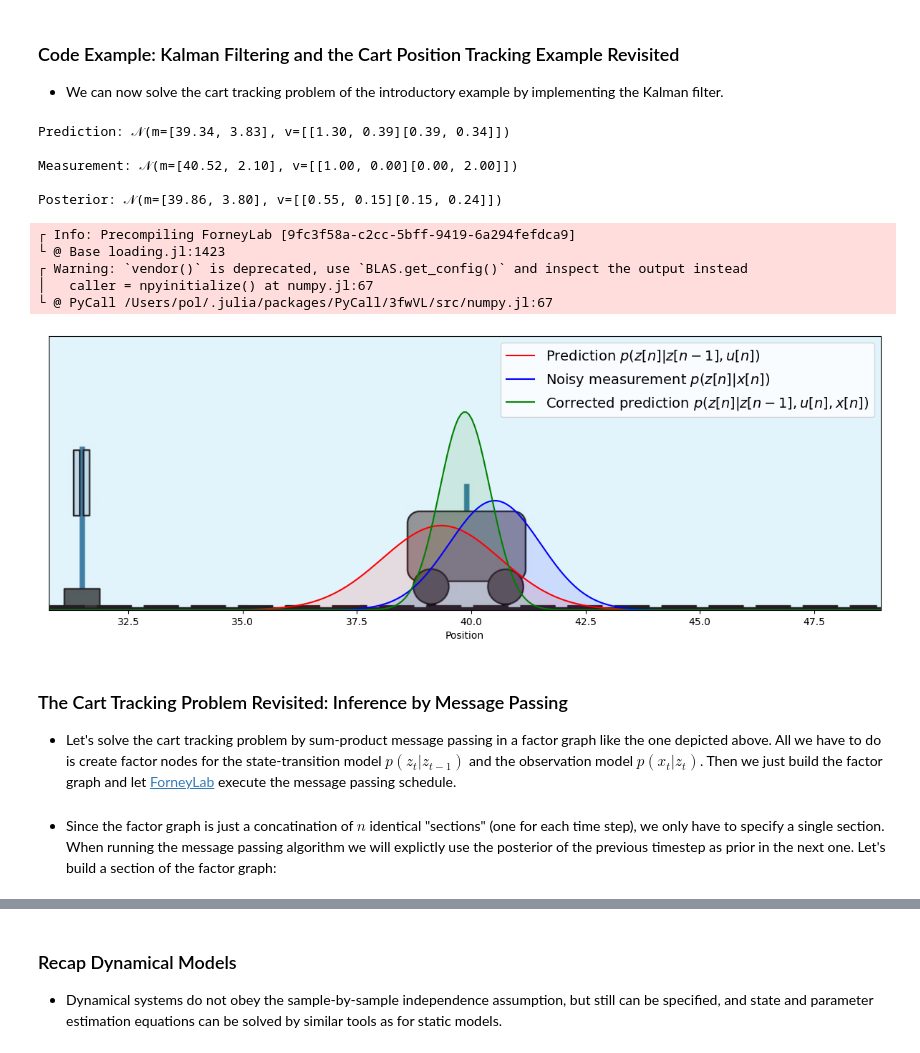
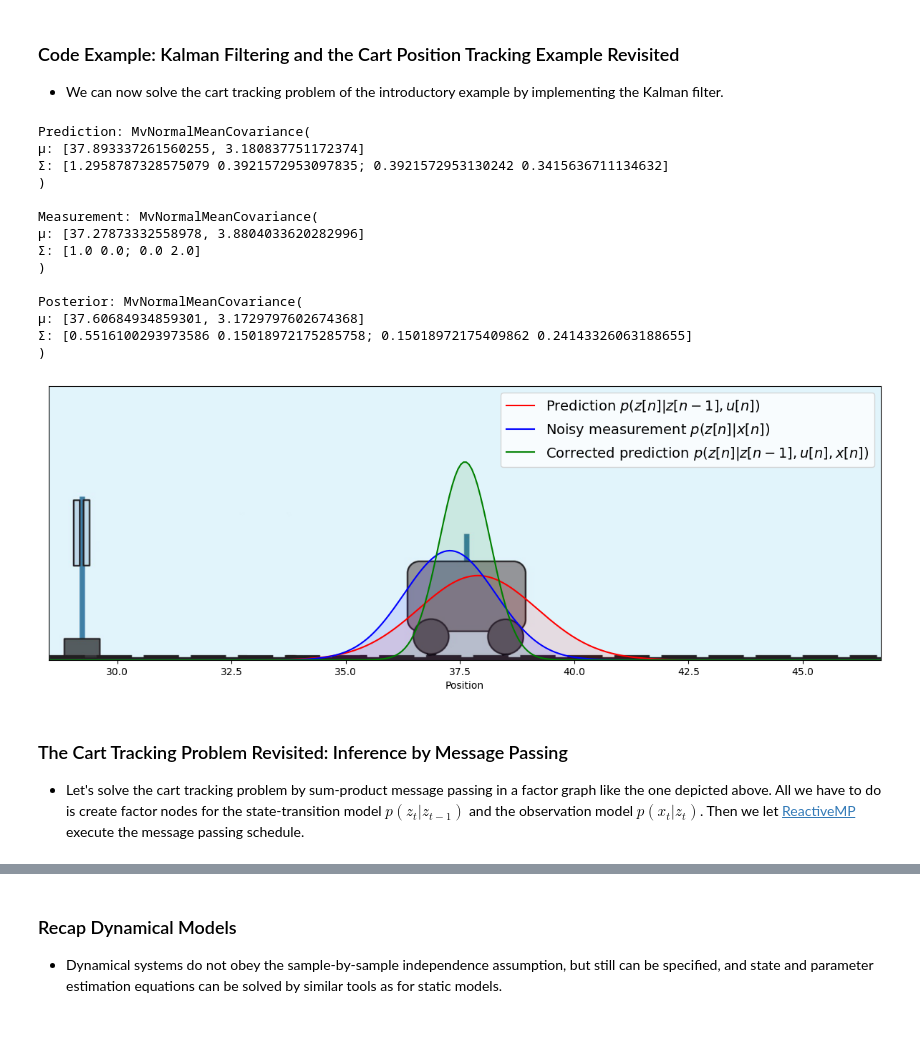
Before and after one commit to bertdv/BMLIP, a Jupyter notebook: lessons/notebooks/Dynamic-Models.ipynb, the cells around one changed output, grey strips where cells are left out. Cells and saved outputs as stored; diff of their text form; code cells hidden in the pictures.

```diff
--- a/lessons/notebooks/Dynamic-Models.ipynb
+++ b/lessons/notebooks/Dynamic-Models.ipynb
@@ -207,49 +206,51 @@ include("scripts/cart_tracking_helpers.jl")
 # Specify the model parameters
 Δt = 1.0                     # assume the time steps to be equal in size
 A = [1.0 Δt;
      0.0 1.0]
 b = [0.5*Δt^2; Δt]
 Σz = convert(Matrix,Diagonal([0.2*Δt; 0.1*Δt])) # process noise covariance
 Σx = convert(Matrix,Diagonal([1.0; 2.0]))     # observation noise covariance;
 
 # Generate noisy observations
 n = 10                # perform 10 timesteps
 z_start = [10.0; 2.0] # initial state
 u = 0.2 * ones(n)     # constant input u
 noisy_x = generateNoisyMeasurements(z_start, u, A, b, Σz, Σx);
 
 m_z = noisy_x[1]                                    # initial predictive mean
 V_z = A * (1e8*Diagonal(I,2) * A') + Σz             # initial predictive covariance
 
 for t = 2:n
     global m_z, V_z, m_pred_z, V_pred_z
     #predict
     m_pred_z = A * m_z + b * u[t]                   # predictive mean
     V_pred_z = A * V_z * A' + Σz                    # predictive covariance
     #update
     gain = V_pred_z * inv(V_pred_z + Σx)            # Kalman gain
     m_z = m_pred_z + gain * (noisy_x[t] - m_pred_z) # posterior mean update
     V_z = (Diagonal(I,2)-gain)*V_pred_z             # posterior covariance update
 end
-println("Prediction: ",ProbabilityDistribution(Multivariate,GaussianMeanVariance,m=m_pred_z,v=V_pred_z))
-println("Measurement: ", ProbabilityDistribution(Multivariate,GaussianMeanVariance,m=noisy_x[n],v=Σx))
-println("Posterior: ", ProbabilityDistribution(Multivariate,GaussianMeanVariance,m=m_z,v=V_z))
-plotCartPrediction2(m_pred_z[1], V_pred_z[1], m_z[1], V_z[1], noisy_x[n][1], Σx[1][1]);
+println("Prediction: ",MvNormalMeanCovariance(m_pred_z,V_pred_z))
+println("Measurement: ", MvNormalMeanCovariance(noisy_x[n],Σx))
+println("Posterior: ", MvNormalMeanCovariance(m_z,V_z))
+plotCartPrediction(m_pred_z[1], V_pred_z[1], m_z[1], V_z[1], noisy_x[n][1], Σx[1][1]);
 # %% [output]
-Prediction: 𝒩(m=[39.34, 3.83], v=[[1.30, 0.39][0.39, 0.34]])
+Prediction: MvNormalMeanCovariance(
+μ: [37.893337261560255, 3.180837751172374]
+Σ: [1.2958787328575079 0.3921572953097835; 0.3921572953130242 0.3415636711134632]
+)
 
-Measurement: 𝒩(m=[40.52, 2.10], v=[[1.00, 0.00][0.00, 2.00]])
+Measurement: MvNormalMeanCovariance(
+μ: [37.27873332558978, 3.8804033620282996]
+Σ: [1.0 0.0; 0.0 2.0]
+)
 
-Posterior: 𝒩(m=[39.86, 3.80], v=[[0.55, 0.15][0.15, 0.24]])
+Posterior: MvNormalMeanCovariance(
+μ: [37.60684934859301, 3.1729797602674368]
+Σ: [0.5516100293973586 0.15018972175285758; 0.15018972175409862 0.24143326063188655]
+)
-┌ Info: Precompiling ForneyLab [9fc3f58a-c2cc-5bff-9419-6a294fefdca9]
-└ @ Base loading.jl:1423
-┌ Warning: `vendor()` is deprecated, use `BLAS.get_config()` and inspect the output instead
-│   caller = npyinitialize() at numpy.jl:67
-└ @ PyCall /Users/pol/.julia/packages/PyCall/3fwVL/src/numpy.jl:67
-[figure, old version]
+[figure, new version]
 # %% [markdown]
 ### The Cart Tracking Problem Revisited: Inference by Message Passing
 
-- Let's solve the cart tracking problem by sum-product message passing in a factor graph like the one depicted above. All we have to do is create factor nodes for the state-transition model $p(z_t|z_{t-1})$ and the observation model $p(x_t|z_t)$. Then we just build the factor graph and let [ForneyLab](http://forneylab.org) execute the message passing schedule.
+- Let's solve the cart tracking problem by sum-product message passing in a factor graph like the one depicted above. All we have to do is create factor nodes for the state-transition model $p(z_t|z_{t-1})$ and the observation model $p(x_t|z_t)$. Then we let [ReactiveMP](https://github.com/biaslab/ReactiveMP.jl) execute the message passing schedule.
-# %% [markdown]
-- Since the factor graph is just a concatination of $n$ identical "sections" (one for each time step), we only have to specify a single section. When running the message passing algorithm we will explictly use the posterior of the previous timestep as prior in the next one. Let's build a section of the factor graph:
```
Also changed, not shown: parts of 8 cells of this notebook, 5 other files.
